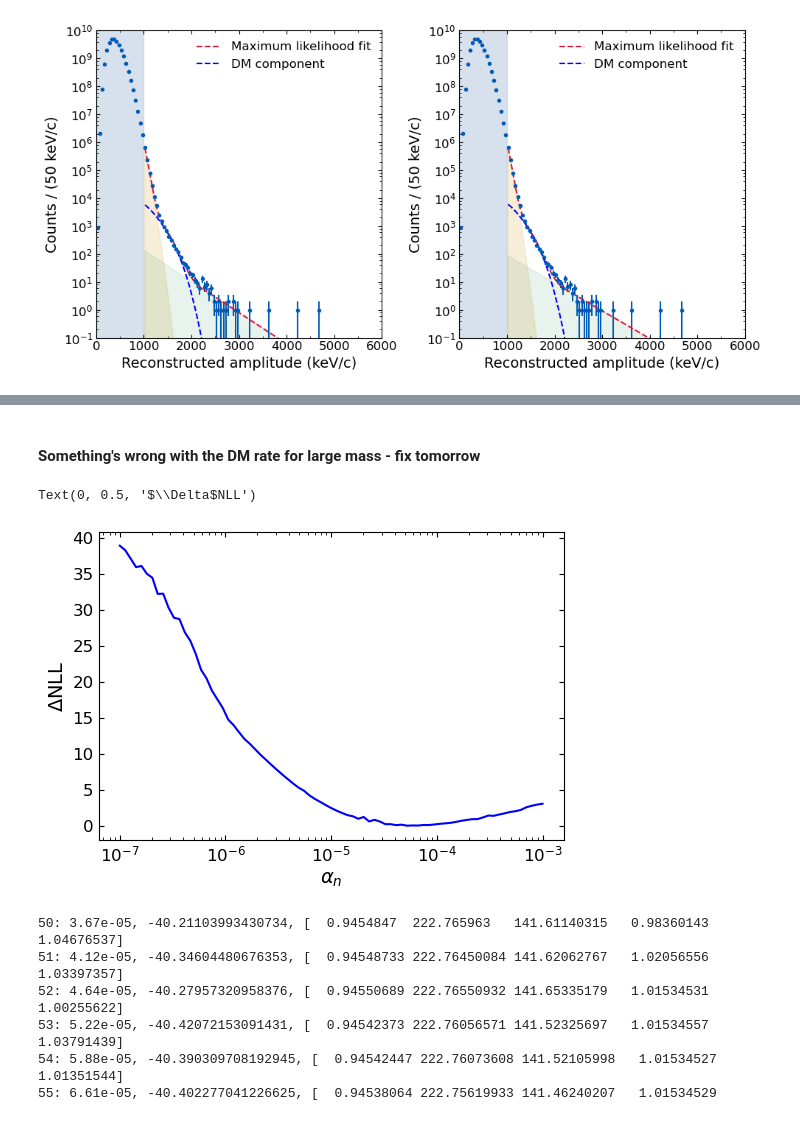
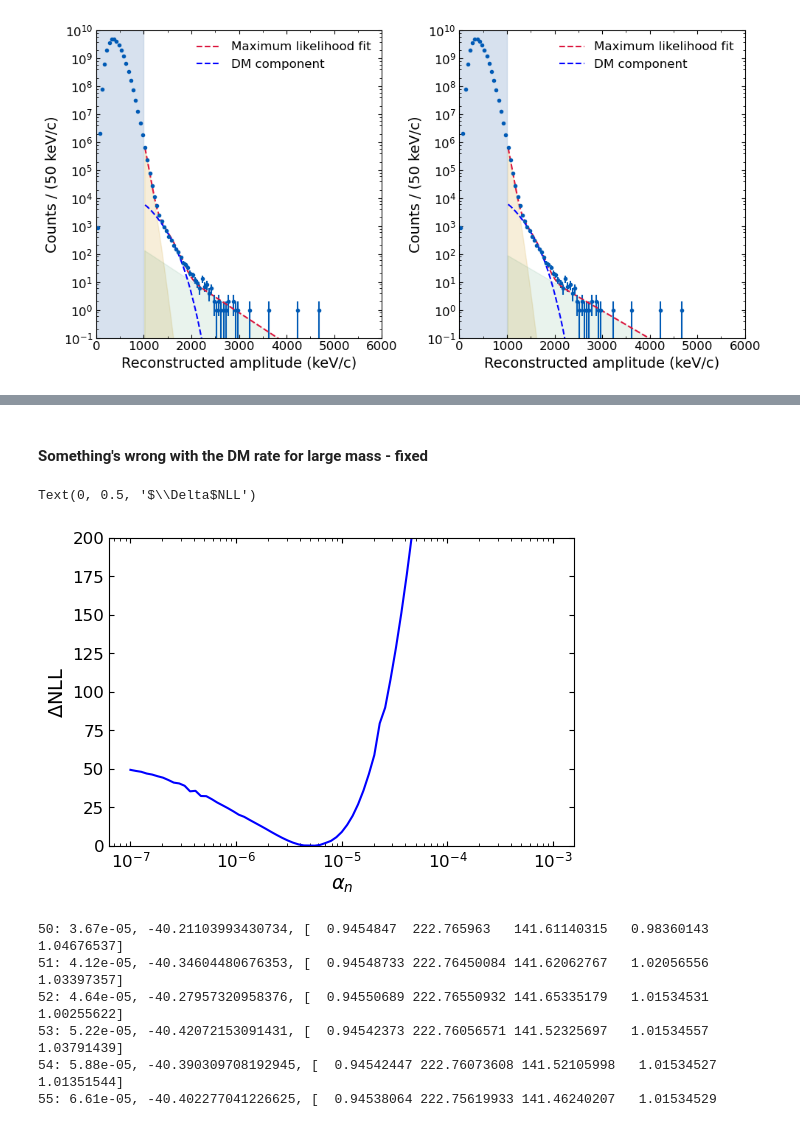
Before and after one commit to yuhants/dm_nanospheres, a Jupyter notebook: analysis_notebooks/sphere_combined_dm_analysis.ipynb, the cells around one changed output, grey strips where cells are left out. Drawn from its saved outputs; the diff is of its cells as text; code cells hidden in the pictures.

```diff
--- a/analysis_notebooks/sphere_combined_dm_analysis.ipynb
+++ b/analysis_notebooks/sphere_combined_dm_analysis.ipynb
@@ -371,7 +371,3 @@ plot_likelihood_fit_dm(bc, hist, eff_coefs, drdqzns[11, i], res_x[i], fig, axes[
 (<Figure size 1000x500 with 2 Axes>,
  <Axes: xlabel='Reconstructed amplitude (keV/c)', ylabel='Counts / (50 keV/c)'>)
 [figure]
-# %%
-for i, alpha in enumerate(alpha_list):
-    plt.plot(bc, drdqzns[76][i])
-plt.yscale('log')
@@ -380,5 +374,5 @@ plt.yscale('log')
 # %% [markdown]
-#### Something's wrong with the DM rate for large mass - fix tomorrow
+#### Something's wrong with the DM rate for large mass - fixed
 # %%
 import warnings
 # warnings.filterwarnings("default")
@@ -421,14 +415,14 @@ for i in range(79):
 # %%
 plt.figure(figsize=(6, 4))
 plt.plot(alpha_list, nlls-np.min(nlls), 'b')
 
-# plt.ylim(0, 200)
+plt.ylim(0, 200)
 plt.xscale('log')
 plt.xlabel(r'$\alpha_n$')
 plt.ylabel(r'$\Delta$NLL')
 # %% [output]
 Text(0, 0.5, '$\\Delta$NLL')
-[figure, old version]
+[figure, new version]
 # %%
 for i in range(50, 65):
     print(f'{i}: {alpha_list[i]:.2e}, {nlls[i]}, {res_x[i]}')
```
Also changed, not shown: parts of 18 cells of this notebook, 32 other files.
